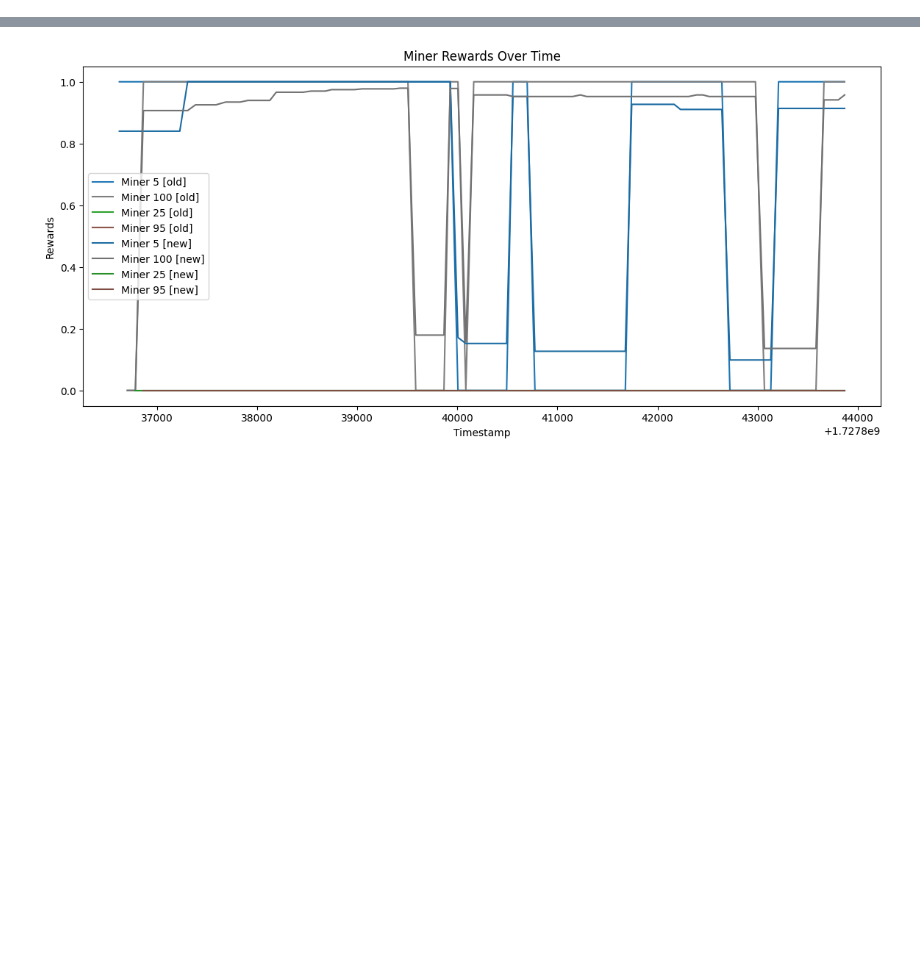
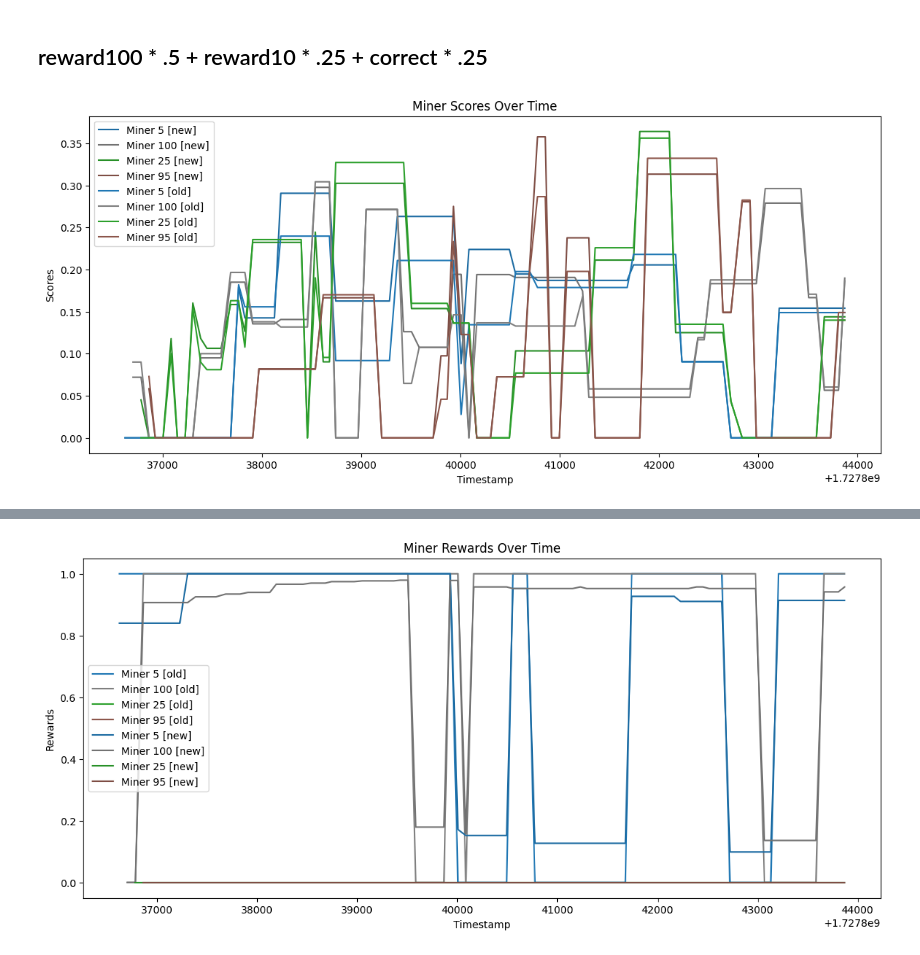
Before and after one commit to BitMind-AI/incentive-simulator, a Jupyter notebook: simulation.ipynb, the cells around one changed output, grey strips where cells are left out. Cells and saved outputs as stored; diff of their text form; code cells hidden in the pictures; blank space fills up the shorter version.

```diff
--- a/simulation.ipynb
+++ b/simulation.ipynb
@@ -84,2 +143,0 @@ df = run_simulation(history_df, limit=100)
-# %%
-scored_df = df[df.scores_old.notna()]
@@ -85,0 +163,4 @@ scored_df = df[df.scores_old.notna()]
+# %%
+for vali, scored_df in scored_dfs.items():
+    print(vali)
+    plot_metric(scored_df, 'scores', uids=uids, suffixes=['new', 'old'], map_uids_to_colors=map_uids_to_colors)
@@ -85,0 +177,6 @@ scored_df = df[df.scores_old.notna()]
+# %% [markdown]
+## reward100 * .5 + reward10 * .25 + correct * .25
+# %%
+plot_metric(scored_df, 'scores', uids=uids, suffixes=['new', 'old'], map_uids_to_colors=map_uids_to_colors)
+# %% [output]
+[figure, added]
```
Also changed, not shown: parts of 18 cells of this notebook, 3 other files.
